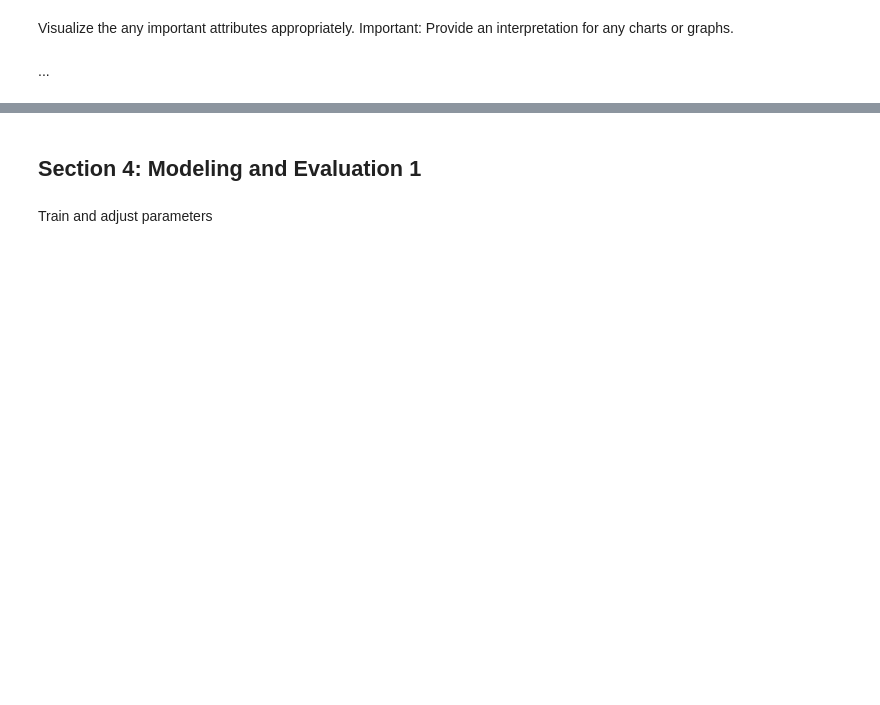
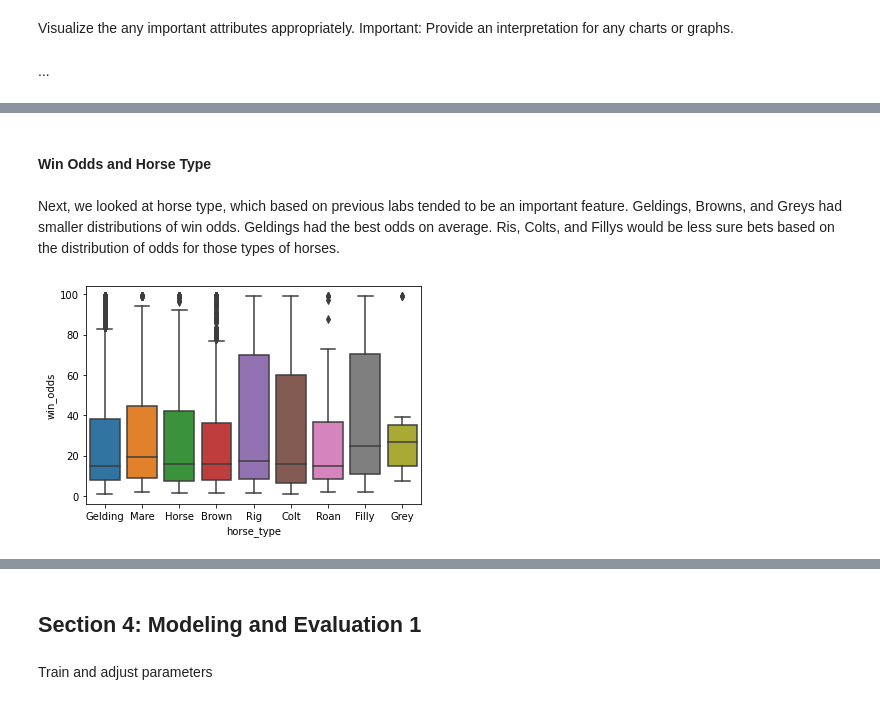
Before and after one commit to C-Stewart-GH/Hong_Kong_Horse_Racing_Project, a Jupyter notebook: Project3/Lab 3 Group Book.ipynb, the cells around one changed output, grey strips where cells are left out. Drawn from its saved outputs; the diff is of its cells as text; code cells hidden in the pictures; blank space fills up the shorter version.

```diff
--- a/Project3/Lab 3 Group Book.ipynb
+++ b/Project3/Lab 3 Group Book.ipynb
@@ -108,0 +122,9 @@ Visualize the any important attributes appropriately. Important: Provide an inte
+# %% [markdown]
+#### Win Odds and Horse Type
+# %% [markdown]
+Next, we looked at horse type, which based on previous labs tended to be an important feature. Geldings, Browns, and Greys had smaller distributions of win odds. Geldings had the best odds on average. Ris, Colts, and Fillys would be less sure bets based on the distribution of odds for those types of horses.
+# %%
+sns.boxplot(x="horse_type",y="win_odds",data=runs_df)
+plt.show()
+# %% [output]
+[figure, added]
```
Also changed, not shown: parts of 29 cells of this notebook.
